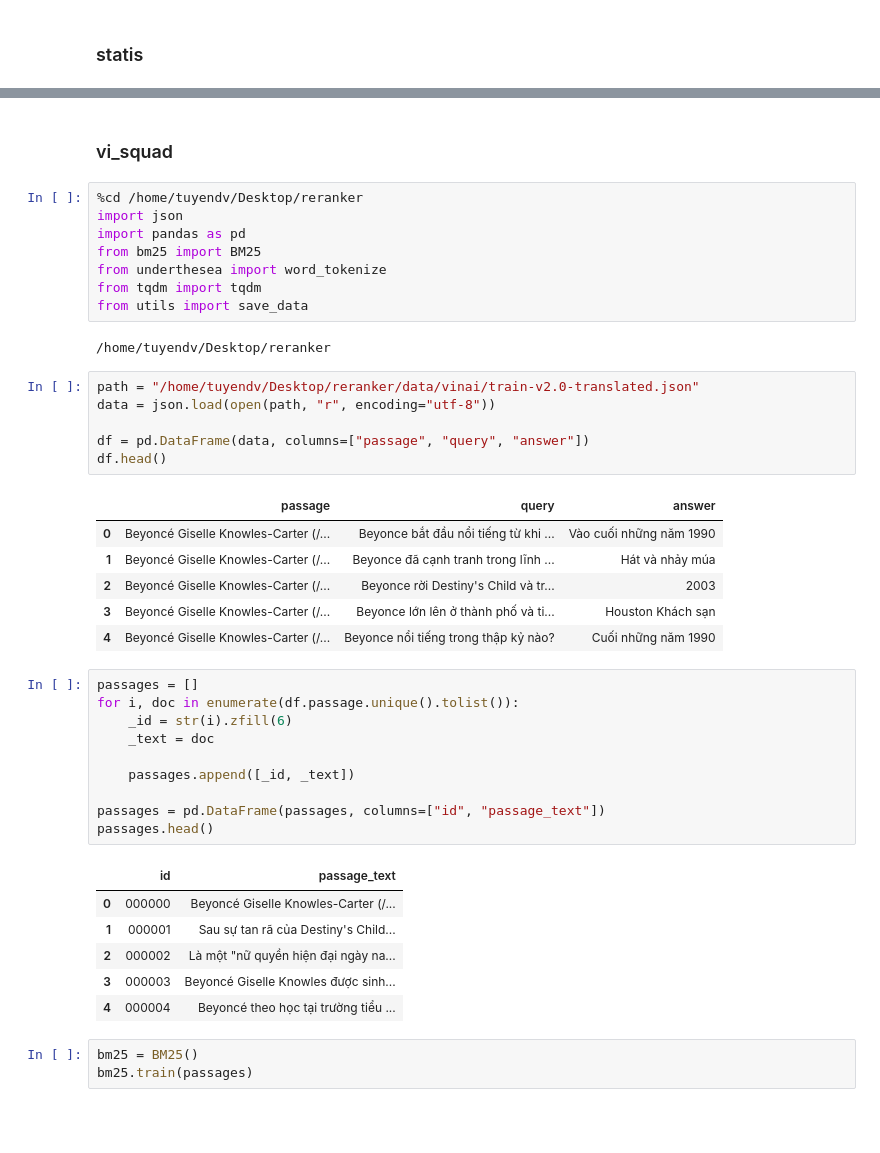
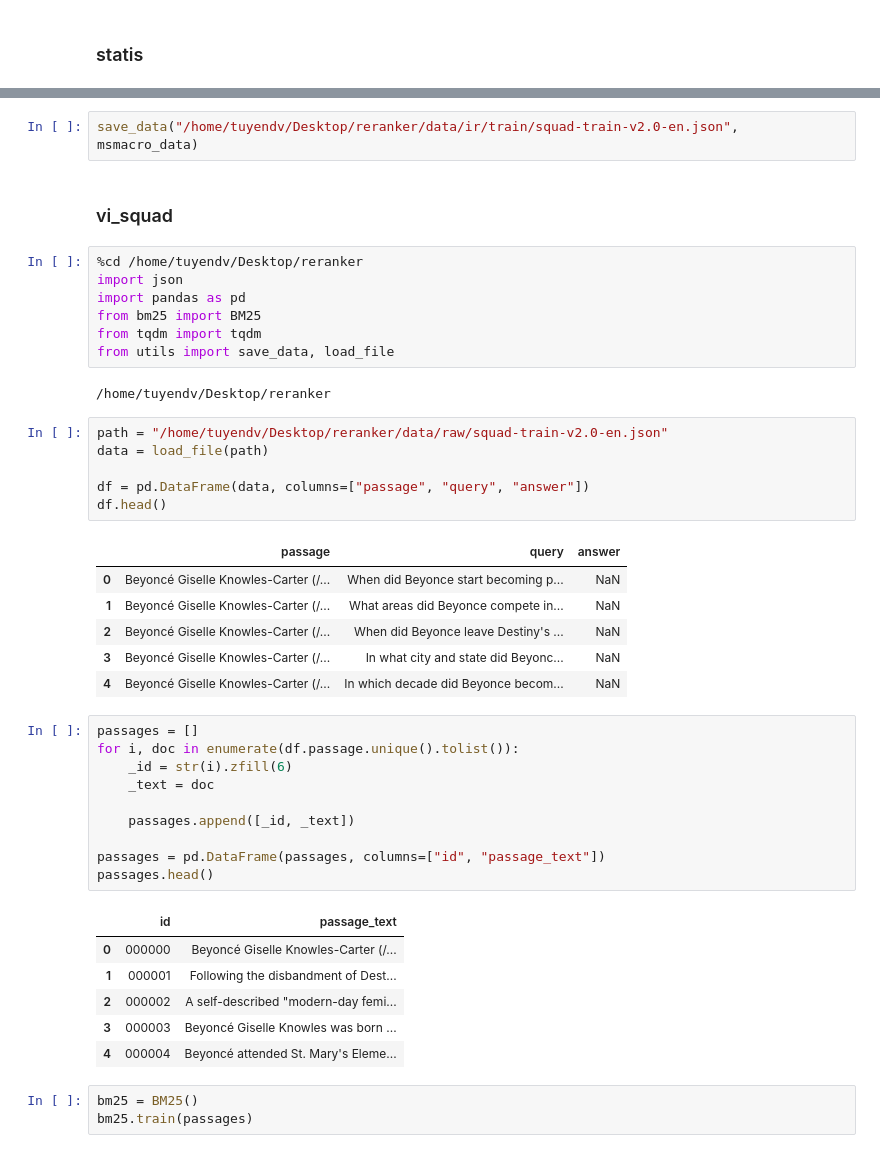
Before and after one commit to tuyendv268/ddp, a Jupyter notebook: notebooks/prepare_data.ipynb, the cells around one changed output, grey strips where cells are left out. Saved outputs shown, nothing was run; the diff lists cells and outputs as text; blank space fills up the shorter version.

```diff
--- a/notebooks/prepare_data.ipynb
+++ b/notebooks/prepare_data.ipynb
@@ -5,3 +27,5 @@ import pandas as pd
+# %%
+save_data("/home/tuyendv/Desktop/reranker/data/ir/train/squad-train-v2.0-en.json", msmacro_data)
 # %% [markdown]
 ### vi_squad
 # %%
@@ -9,24 +33,23 @@ import pandas as pd
 import json
 import pandas as pd
 from bm25 import BM25
-from underthesea import word_tokenize
 from tqdm import tqdm
-from utils import save_data
+from utils import save_data, load_file
 # %% [output]
 /home/tuyendv/Desktop/reranker
 # %%
-path = "/home/tuyendv/Desktop/reranker/data/vinai/train-v2.0-translated.json"
-data = json.load(open(path, "r", encoding="utf-8"))
+path = "/home/tuyendv/Desktop/reranker/data/raw/squad-train-v2.0-en.json"
+data = load_file(path)
 
 df = pd.DataFrame(data, columns=["passage", "query", "answer"])
 df.head()
 # %% [output]
 |  | passage | query | answer |
-| 0 | Beyoncé Giselle Knowles-Carter (/... | Beyonce bắt đầu nổi tiếng từ khi ... | Vào cuối những năm 1990 |
-| 1 | Beyoncé Giselle Knowles-Carter (/... | Beyonce đã cạnh tranh trong lĩnh ... | Hát và nhảy múa |
-| 2 | Beyoncé Giselle Knowles-Carter (/... | Beyonce rời Destiny's Child và tr... | 2003 |
-| 3 | Beyoncé Giselle Knowles-Carter (/... | Beyonce lớn lên ở thành phố và ti... | Houston Khách sạn |
-| 4 | Beyoncé Giselle Knowles-Carter (/... | Beyonce nổi tiếng trong thập kỷ nào? | Cuối những năm 1990 |
+| 0 | Beyoncé Giselle Knowles-Carter (/... | When did Beyonce start becoming p... | NaN |
+| 1 | Beyoncé Giselle Knowles-Carter (/... | What areas did Beyonce compete in... | NaN |
+| 2 | Beyoncé Giselle Knowles-Carter (/... | When did Beyonce leave Destiny's ... | NaN |
+| 3 | Beyoncé Giselle Knowles-Carter (/... | In what city and state did Beyonc... | NaN |
+| 4 | Beyoncé Giselle Knowles-Carter (/... | In which decade did Beyonce becom... | NaN |
 # %%
 passages = []
 for i, doc in enumerate(df.passage.unique().tolist()):
@@ -40,10 +63,10 @@ passages.head()
 # %% [output]
 |  | id | passage_text |
 | 0 | 000000 | Beyoncé Giselle Knowles-Carter (/... |
-| 1 | 000001 | Sau sự tan rã của Destiny's Child... |
-| 2 | 000002 | Là một "nữ quyền hiện đại ngày na... |
-| 3 | 000003 | Beyoncé Giselle Knowles được sinh... |
-| 4 | 000004 | Beyoncé theo học tại trường tiểu ... |
+| 1 | 000001 | Following the disbandment of Dest... |
+| 2 | 000002 | A self-described "modern-day femi... |
+| 3 | 000003 | Beyoncé Giselle Knowles was born ... |
+| 4 | 000004 | Beyoncé attended St. Mary's Eleme... |
 # %%
 bm25 = BM25()
 bm25.train(passages)
```
Also changed, not shown: parts of 17 cells of this notebook, 3 other files.
